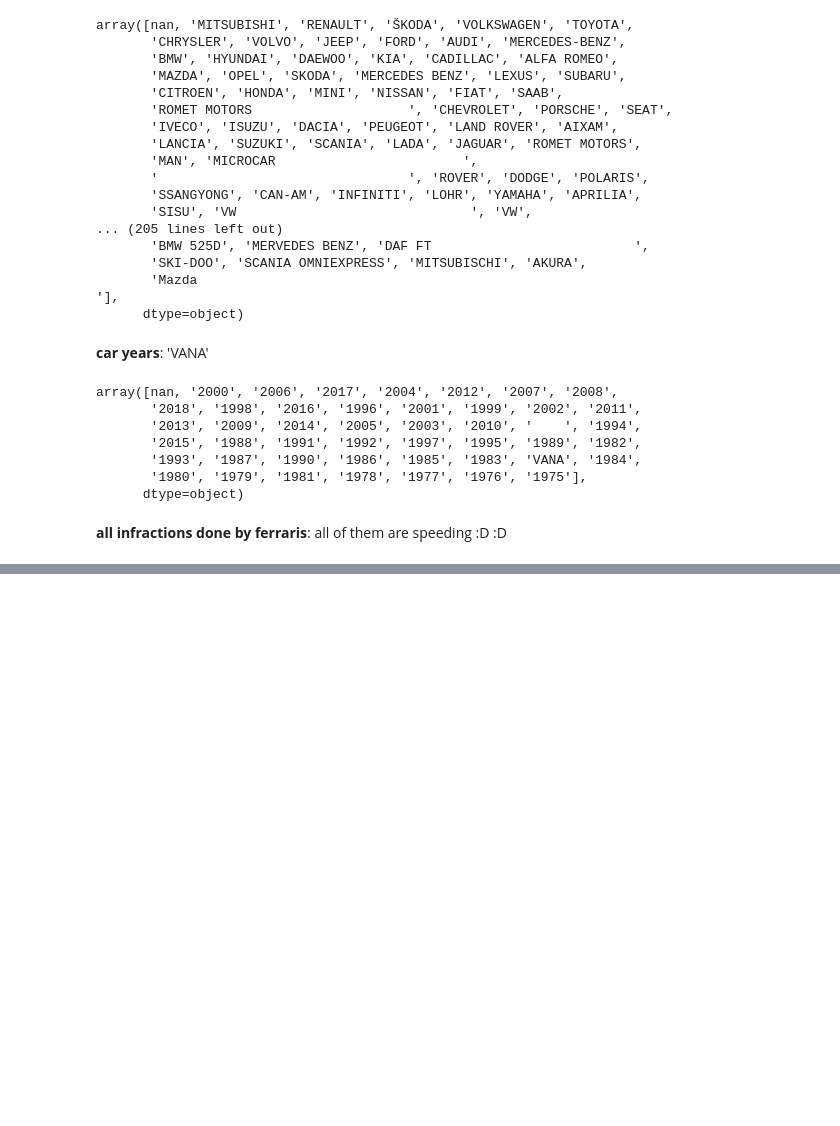
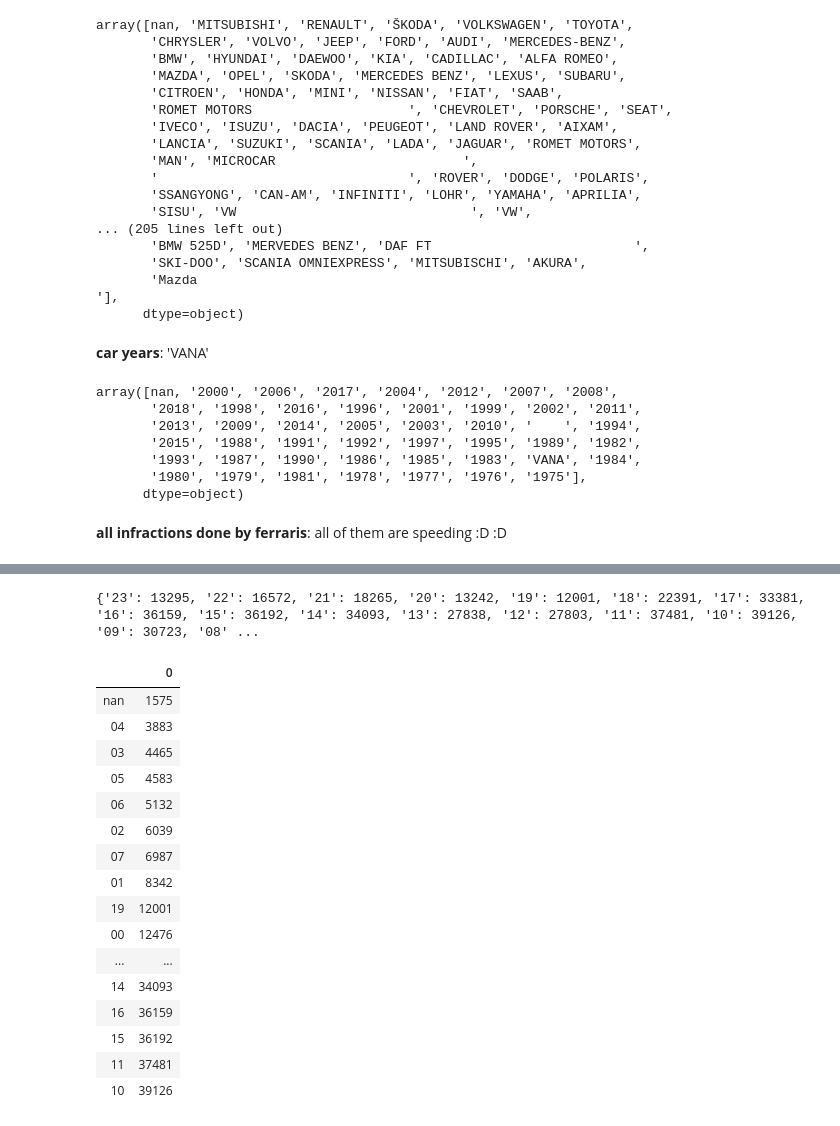
Before and after one commit to snemvalts/ids2019-m16-traffic-violations, a Jupyter notebook: notebooks/Data exploration.ipynb, the cells around one changed output, grey strips where cells are left out. Cells and saved outputs as stored; diff of their text form; code cells hidden in the pictures; blank space fills up the shorter version.

```diff
--- a/notebooks/Data exploration.ipynb
+++ b/notebooks/Data exploration.ipynb
@@ -96,0 +159,32 @@ data_original[data_original.SoidukMark == 'FERRARI']
+# %%
+kellaajad = data_original["ToimKell"]
+sõnastik = {}
+for kell in kellaajad:
+    tund = str(kell).split(":")[0]
+    if tund in sõnastik:
+        sõnastik[tund] = sõnastik.get(tund) + 1
+    else:
+        sõnastik[tund] = 1;
+print(sõnastik)
+
+sõnastikDF = pd.DataFrame.from_dict(sõnastik, orient="index")
+sõnastikDF.sort_values(by=[0])
+# %% [output]
+{'23': 13295, '22': 16572, '21': 18265, '20': 13242, '19': 12001, '18': 22391, '17': 33381, '16': 36159, '15': 36192, '14': 34093, '13': 27838, '12': 27803, '11': 37481, '10': 39126, '09': 30723, '08' ...
+|  | 0 |
+| nan | 1575 |
+| 04 | 3883 |
+| 03 | 4465 |
+| 05 | 4583 |
+| 06 | 5132 |
+| 02 | 6039 |
+| 07 | 6987 |
+| 01 | 8342 |
+| 19 | 12001 |
+| 00 | 12476 |
+| ... | ... |
+| 14 | 34093 |
+| 16 | 36159 |
+| 15 | 36192 |
+| 11 | 37481 |
+| 10 | 39126 |
```
Also changed, not shown: parts of 13 cells of this notebook.
